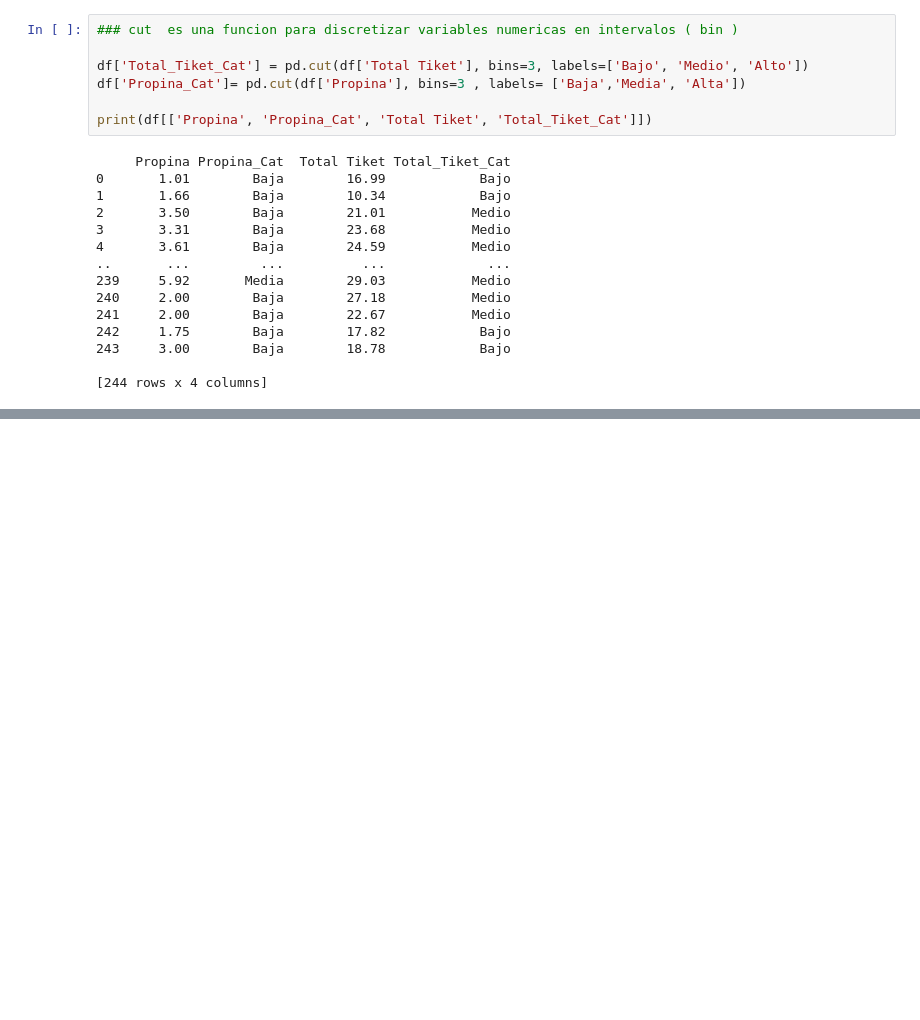
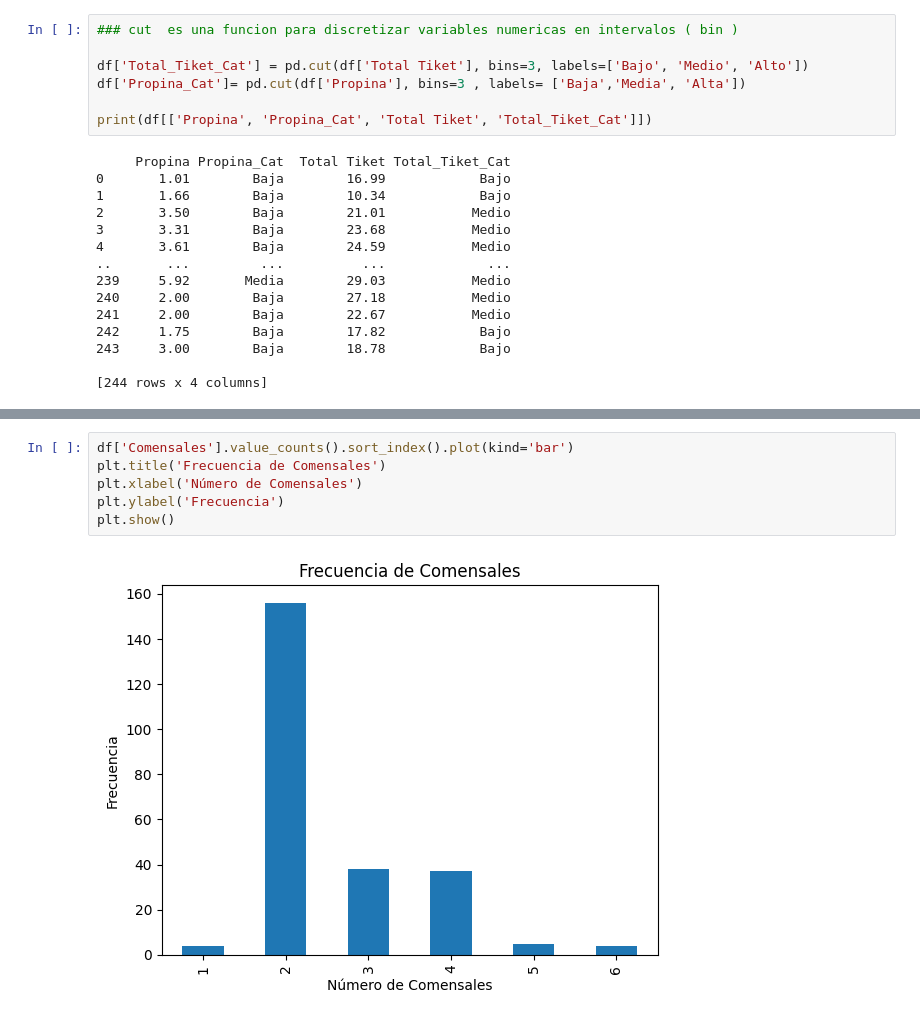
Before and after one commit to MarcoCasSir/LaboratorioDataScience, a Jupyter notebook: act3/tips_marco_casati.ipynb, the cells around one changed output, grey strips where cells are left out. Cells and saved outputs as stored; diff of their text form; blank space fills up the shorter version.

```diff
--- a/act3/tips_marco_casati.ipynb
+++ b/act3/tips_marco_casati.ipynb
@@ -376,0 +565,8 @@ print(df[['Propina', 'Propina_Cat', 'Total Tiket', 'Total_Tiket_Cat']])
+# %%
+df['Comensales'].value_counts().sort_index().plot(kind='bar')
+plt.title('Frecuencia de Comensales')
+plt.xlabel('Número de Comensales')
+plt.ylabel('Frecuencia')
+plt.show()
+# %% [output]
+[figure, added]
```
Also changed, not shown: parts of 47 cells of this notebook, 10 other files.
